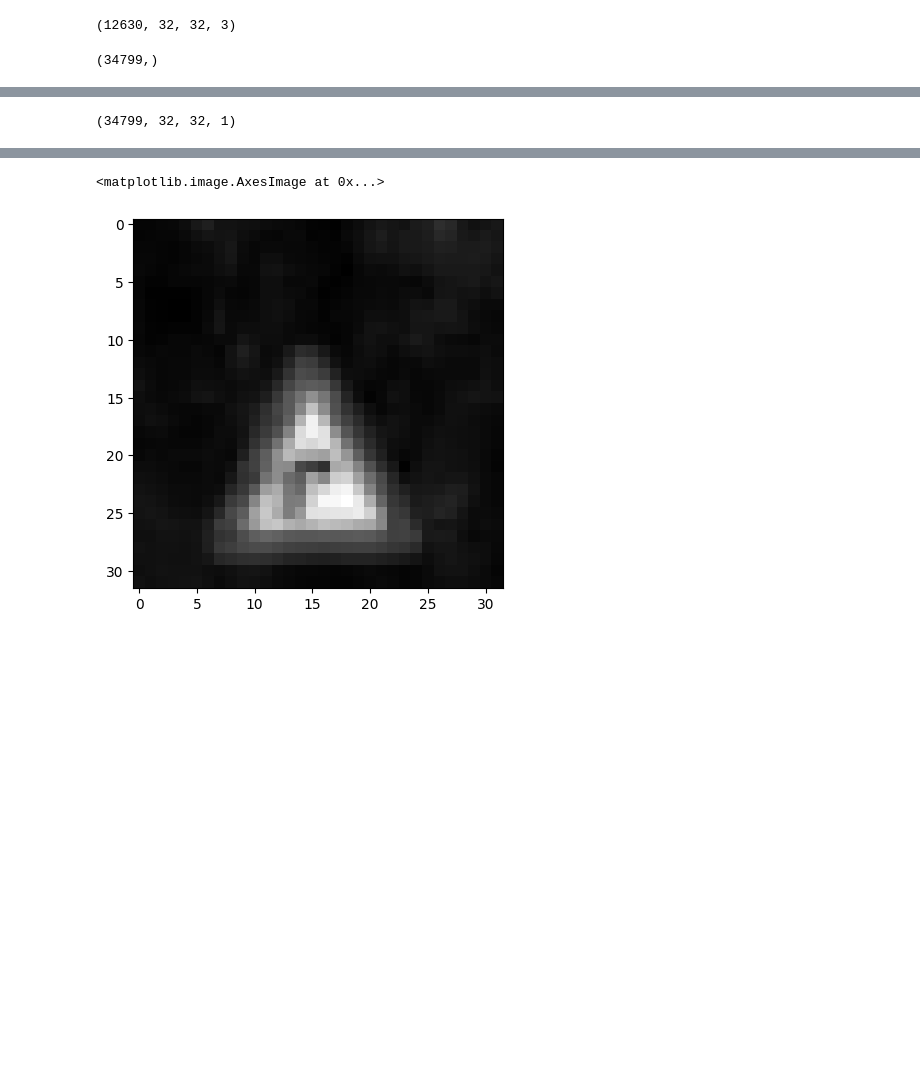
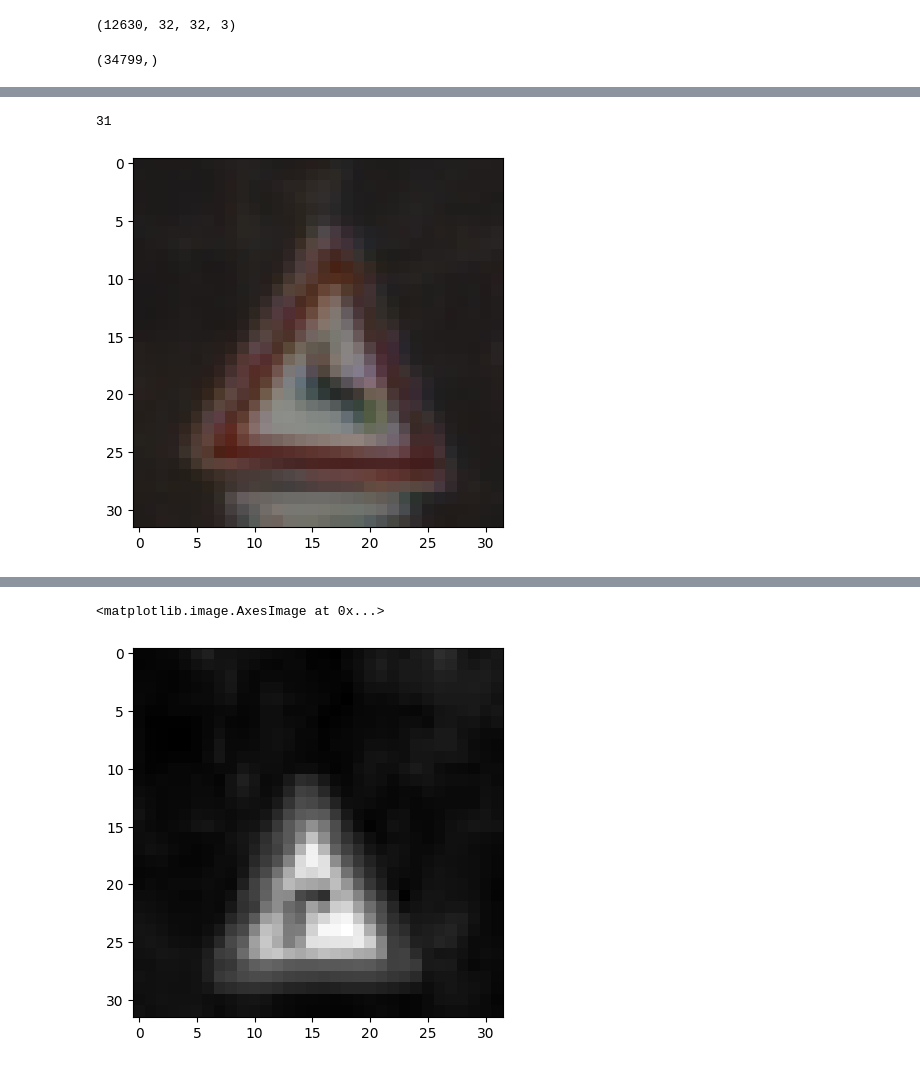
Before and after one commit to Hashim-Khan0/machine_learning_practice, a Jupyter notebook: traffic_sign_classification/sign_classification.ipynb, the cells around one changed output, grey strips where cells are left out. Cells and saved outputs as stored; diff of their text form; code cells hidden in the pictures; blank space fills up the shorter version.

```diff
--- a/traffic_sign_classification/sign_classification.ipynb
+++ b/traffic_sign_classification/sign_classification.ipynb
@@ -45,3 +45,10 @@ y_train[i]
+# %%
+i = 100
+plt.imshow(X_validation[i])
+y_validation[i]
+# %% [output]
+31
+[figure, added]
 # %%
 from sklearn.utils import shuffle
 X_train, y_train = shuffle(X_train, y_train)
@@ -53,7 +60,3 @@ X_validation_grey = np.sum(X_validation/3, axis = 3, keepdims = True)
 X_train_grey_norm = (X_train_grey - 128)/128
 X_test_grey_norm = (X_test_grey - 128)/128
 X_validation_grey_norm = (X_validation_grey -128)/128
-# %%
-X_train_grey.shape
-# %% [output]
-(34799, 32, 32, 1)
```
Also changed, not shown: parts of 6 cells of this notebook.
